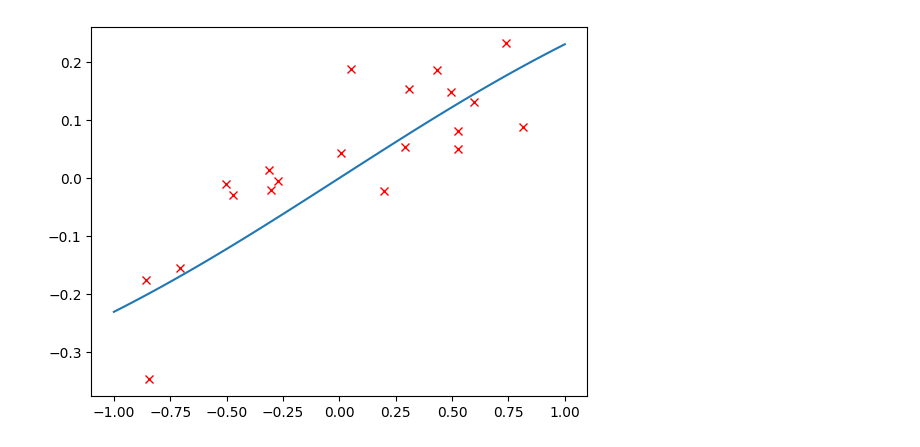
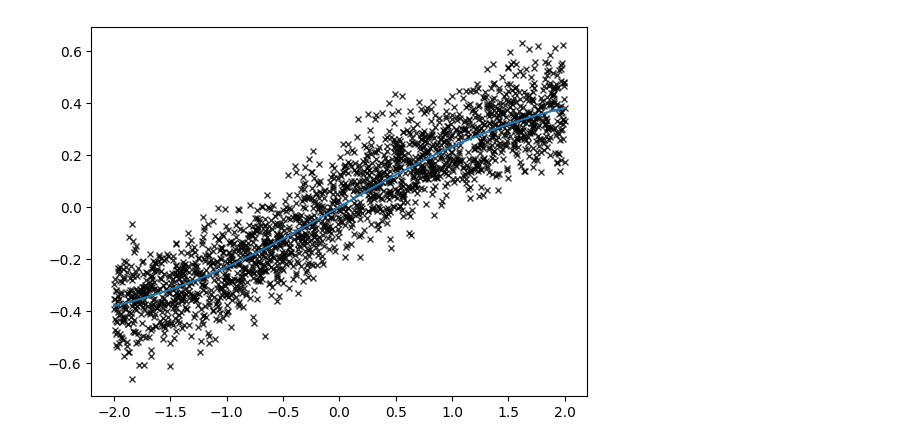
Before and after one commit to edmundlth/phase-transition-in-singular-model-paper, a Jupyter notebook: curated_experiments/measuring-rlct-of-one-hidden-layer-tanh-model.ipynb, the cells around one changed output. Saved outputs shown, nothing was run; the diff lists cells and outputs as text; code cells hidden in the pictures.

```diff
--- a/curated_experiments/measuring-rlct-of-one-hidden-layer-tanh-model.ipynb
+++ b/curated_experiments/measuring-rlct-of-one-hidden-layer-tanh-model.ipynb
@@ -142,25 +221,28 @@ class OneLayerTanhModel(object):
 # %%
 true_param_dict = {
     "W1": jnp.array([[0.5]]),
-    "W2": jnp.array([[0.5]])
+    "W2": jnp.array([[0.5]]).T
 }
 input_dim, num_hidden_nodes = true_param_dict["W1"].shape
 output_dim = true_param_dict["W2"].shape[1]
-num_training_samples = 20
+num_training_samples = 2023
 one_layer_tanh = OneLayerTanhModel(
     true_param_dict,
     num_training_samples=num_training_samples,
     input_dim=input_dim,
     output_dim=output_dim,
     num_hidden_nodes=num_hidden_nodes,
     sigma=0.1,
-    itemp=1.0
+    itemp=1.0,
+    prior_name="normal",
+    activation_func_name="tanh",
+    prior_sigma=1.0
 )
 
-plt.plot(one_layer_tanh.X, one_layer_tanh.Y, "rx");
-a = np.linspace(-1, 1, num=50)[:, np.newaxis]
+plt.plot(one_layer_tanh.X, one_layer_tanh.Y, "kx", markersize=5, alpha=0.8);
+a = np.linspace(XMIN, XMAX, num=50)[:, np.newaxis]
 plt.plot(a, one_layer_tanh.regression_func(a, true_param_dict));
 # %% [output]
-[figure, old version]
+[figure, new version]
 # %%
 posterior_samples = one_layer_tanh.run_inference(
```
Also changed, not shown: parts of 10 cells of this notebook, 3 other files.
